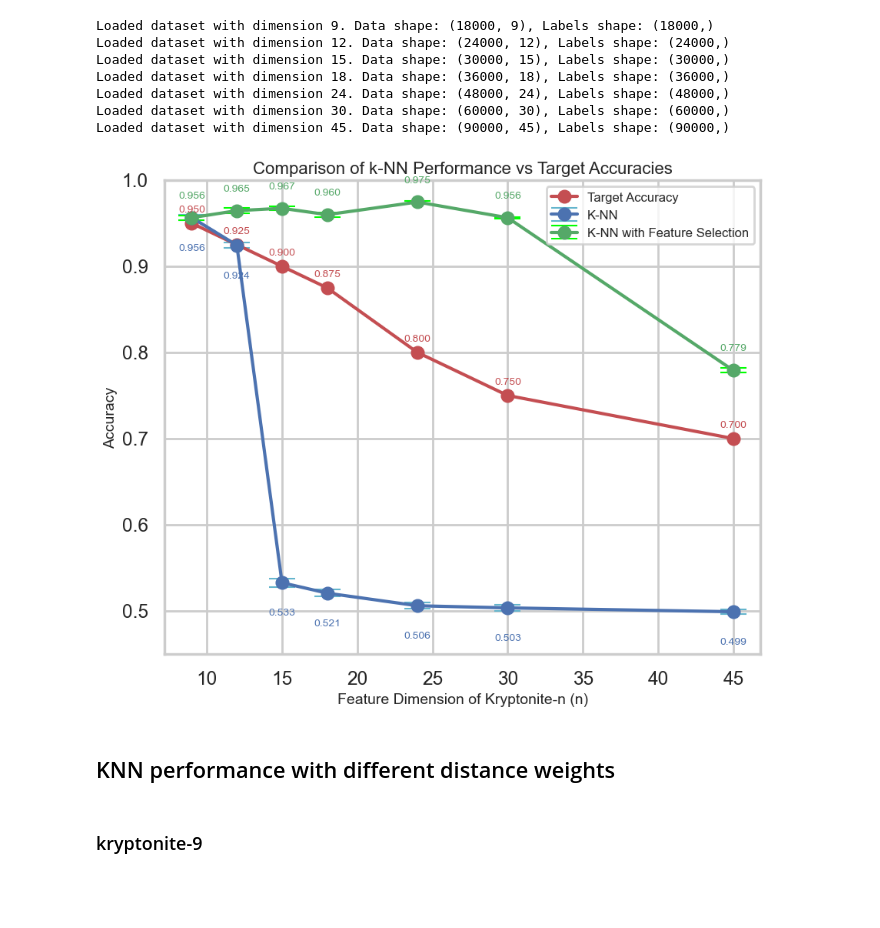
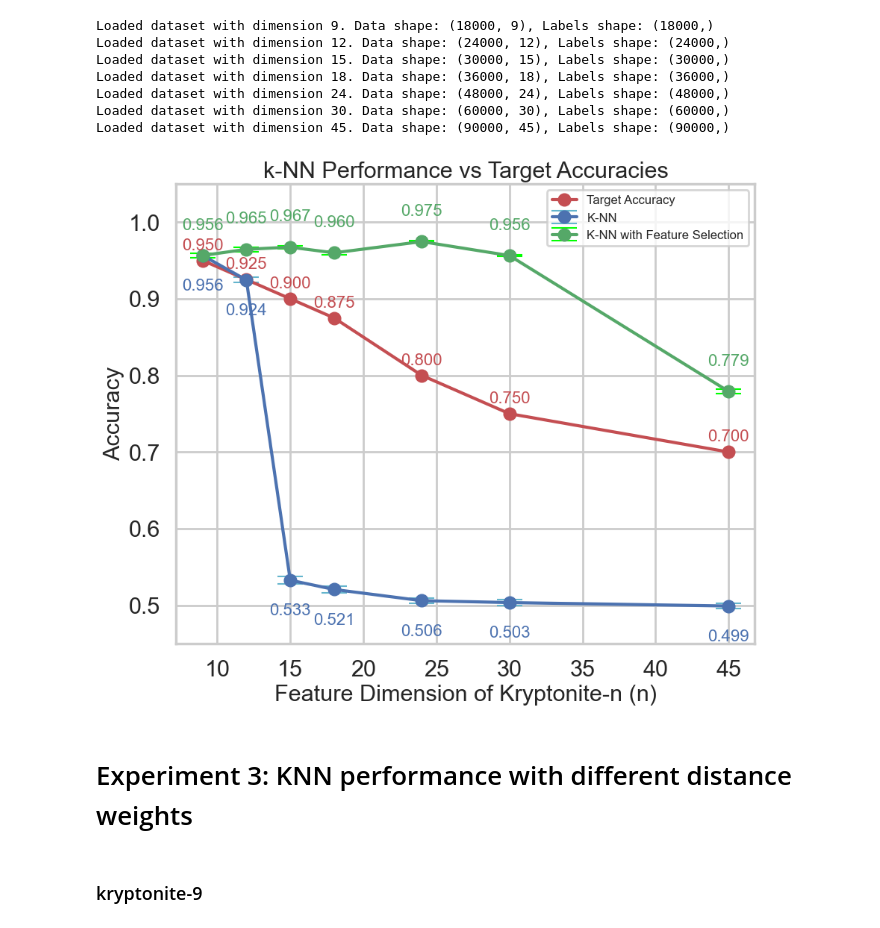
Before and after one commit to Daniel4078/COMP70015-MML-coursework, a Jupyter notebook: Knn.ipynb, the cells around one changed output. Cells and saved outputs as stored; diff of their text form; code cells hidden in the pictures; blank space fills up the shorter version.

Commit message:
update figure plot part

```diff
--- a/Knn.ipynb
+++ b/Knn.ipynb
@@ -104,9 +104,13 @@ plt.figure(figsize=(10, 8))
 sns.set(style="whitegrid")
 sns.set_context("poster", font_scale=0.8)
 plt.errorbar(dimensions, means, yerr=std_devs, marker='o', linestyle='-', color='b', ecolor='c', capsize=20, capthick=3)
-plt.xlabel('Number of Dimensions')
+for x, y in zip(dimensions, means):
+    plt.text(x, y+0.05, f'{y:.3f}', ha='center', va='top', color='b', fontsize=18)
+
+plt.xlabel("Feature Dimension of Kryptonite-n (n)")
 plt.ylabel('Accuracy')
-plt.title('kNN Performance vs. Dimensionality')
+plt.title('kNN Performance')
 plt.grid(True)
+plt.ylim(0.45, 1.05)
 plt.show()
 # %% [output]
@@ -293,44 +297,44 @@ Loaded dataset with dimension 45. Data shape: (90000, 45), Labels shape: (90000,
 n = [9, 12, 15, 18, 24, 30, 45]
 target_accuracies = [0.95, 0.925, 0.9, 0.875, 0.8, 0.75, 0.7]
 
 
 # Plotting settings
 sns.set(style="whitegrid")
-sns.set_context("poster", font_scale=0.8)
+sns.set_context("poster", font_scale=1)
 plt.figure(figsize=(10, 8))
 
 # Plotting kNN performance
 plt.errorbar(n, means, label='K-NN', yerr=std_devs, marker='o', linestyle='-', color='b', ecolor='c', capsize=12, capthick=1.5)
 plt.errorbar(n, means_reduction, label='K-NN with Feature Selection', yerr=std_devs_reduction, marker='o', linestyle='-', color='g', ecolor='lime', capsize=12, capthick=1.5)
 
 # Plotting target accuracies
 plt.plot(n, target_accuracies, label='Target Accuracy', marker='o', linestyle='-', color='r')
 
 # Annotating points for better clarity
 for x, y in zip(dimensions, means):
-    plt.text(x, y - 0.03, f'{y:.3f}', ha='center', va='top', color='b', fontsize=10)
+    plt.text(x, y - 0.03, f'{y:.3f}', ha='center', va='top', color='b', fontsize=16)
 for x, y in zip(dimensions, means_reduction):
-    plt.text(x, y + 0.02, f'{y:.3f}', ha='center', va='bottom', color='g', fontsize=10)
+    plt.text(x, y + 0.03, f'{y:.3f}', ha='center', va='bottom', color='g', fontsize=16)
 
 for x, y in zip(n, target_accuracies):
-    plt.text(x, y + 0.01, f'{y:.3f}', ha='center', va='bottom', color='r', fontsize=10)
+    plt.text(x, y + 0.01, f'{y:.3f}', ha='center', va='bottom', color='r', fontsize=16)
 
 
-plt.title("Comparison of k-NN Performance vs Target Accuracies", fontsize=16)
-plt.ylabel("Accuracy", fontsize=14)
-plt.xlabel("Feature Dimension of Kryptonite-n (n)", fontsize=14)
+plt.title("k-NN Performance vs Target Accuracies", fontsize=22)
+plt.ylabel("Accuracy", fontsize=22)
+plt.xlabel("Feature Dimension of Kryptonite-n (n)", fontsize=22)
 plt.legend(fontsize=12, loc='upper right')
 
 # Adjusting axis limits for better visual clarity
-plt.ylim(0.45, 1.0)
+plt.ylim(0.45, 1.05)
 # plt.xlim(8, 46)
 
 # plt.tight_layout()
 plt.show()
 # %% [output]
-[figure, old version]
+[figure, new version]
 # %% [markdown]
-## KNN performance with different distance weights
+# Experiment 3: KNN performance with different distance weights
 # %%
 def plot_optimal_k(dim,K_range):
     data, labels = load_data_by_dimension(dim)
```
Also changed, not shown: parts of 5 cells of this notebook.
